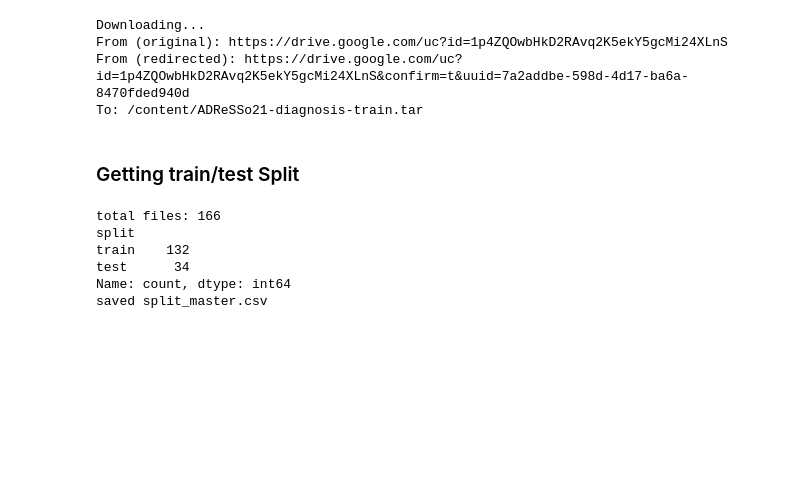
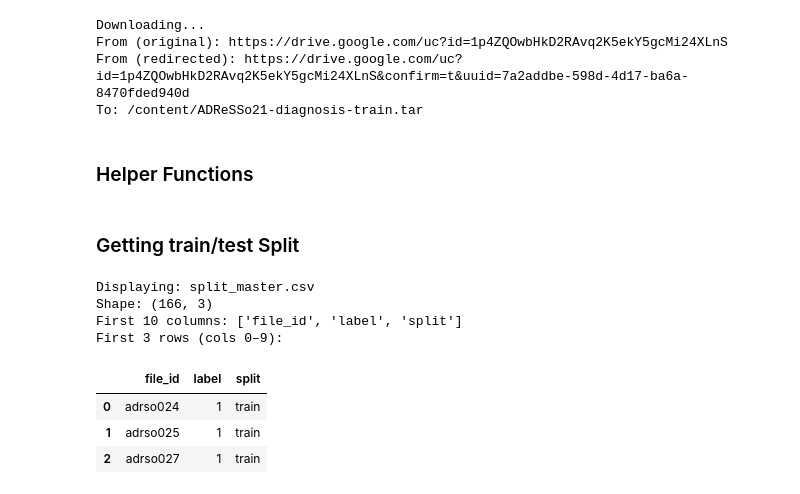
Before and after one commit to Keene-AI-Lab/audioxtext, a Jupyter notebook: multimodal.ipynb, the cells around one changed output. Drawn from its saved outputs; the diff is of its cells as text; code cells hidden in the pictures; blank space fills up the shorter version.

```diff
--- a/multimodal.ipynb
+++ b/multimodal.ipynb
@@ -34,3 +30,5 @@ Downloading...
 From (original): https://drive.google.com/uc?id=1p4ZQOwbHkD2RAvq2K5ekY5gcMi24XLnS
 From (redirected): https://drive.google.com/uc?id=1p4ZQOwbHkD2RAvq2K5ekY5gcMi24XLnS&confirm=t&uuid=7a2addbe-598d-4d17-ba6a-8470fded940d
 To: /content/ADReSSo21-diagnosis-train.tar
+# %% [markdown]
+### Helper Functions
@@ -37,47 +58,13 @@ To: /content/ADReSSo21-diagnosis-train.tar
 # %% [markdown]
 ### Getting train/test Split
-# %%
-from pathlib import Path
-import pandas as pd
-from sklearn.model_selection import train_test_split
-import numpy as np
-
-def get_dataset_paths(root="ADReSSo21/diagnosis/train"):
-    root = Path(root)
-    return {
-        "ad": root / "audio" / "ad",
-        "cn": root / "audio" / "cn",
-    }
-
-paths = get_dataset_paths()
-
-# file list
-records = []
-for p, lbl in [(paths["ad"], 1), (paths["cn"], 0)]:
-    for wav in sorted(p.glob("*.wav")):
-        records.append({"file_id": wav.stem, "label": lbl})
-
-df = pd.DataFrame(records)
-print("total files:", len(df))
-
-# split
-train_ids, test_ids = train_test_split(
-    df["file_id"],
-    test_size=0.20,
-    stratify=df["label"],
-    random_state=23,
-)
-
-df["split"] = np.where(df["file_id"].isin(train_ids), "train", "test")
-print(df["split"].value_counts())
-
-# save
-df.to_csv("split_master.csv", index=False)
-print("saved split_master.csv")
-# %% [output]
-total files: 166
-split
-train    132
-test      34
-Name: count, dtype: int64
-saved split_master.csv
+# %%
+inspect_df(split,    'split_master')
+# %% [output]
+Displaying: split_master.csv
+Shape: (166, 3)
+First 10 columns: ['file_id', 'label', 'split']
+First 3 rows (cols 0–9):
+|  | file_id | label | split |
+| 0 | adrso024 | 1 | train |
+| 1 | adrso025 | 1 | train |
+| 2 | adrso027 | 1 | train |
```
Also changed, not shown: parts of 7 cells of this notebook.
